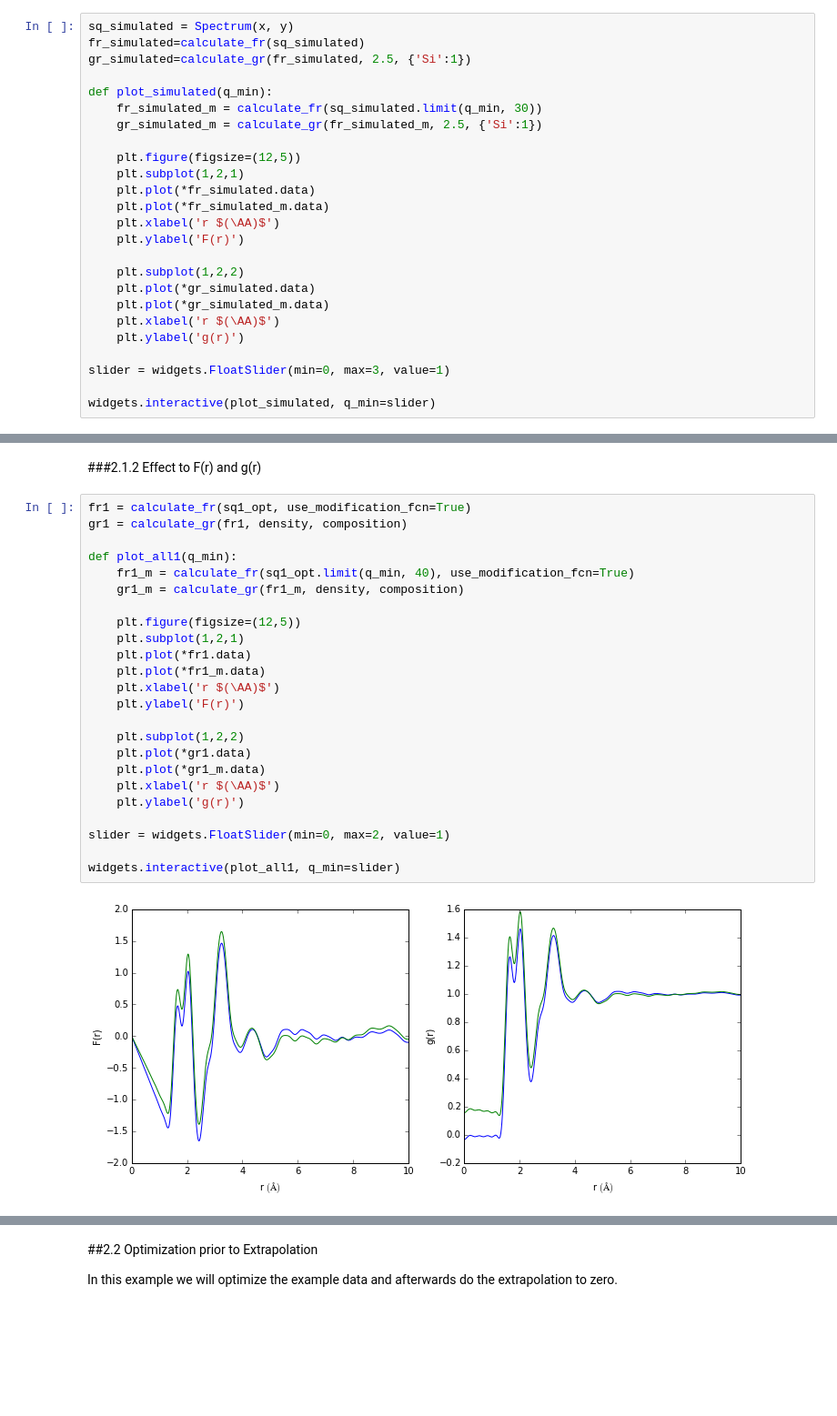
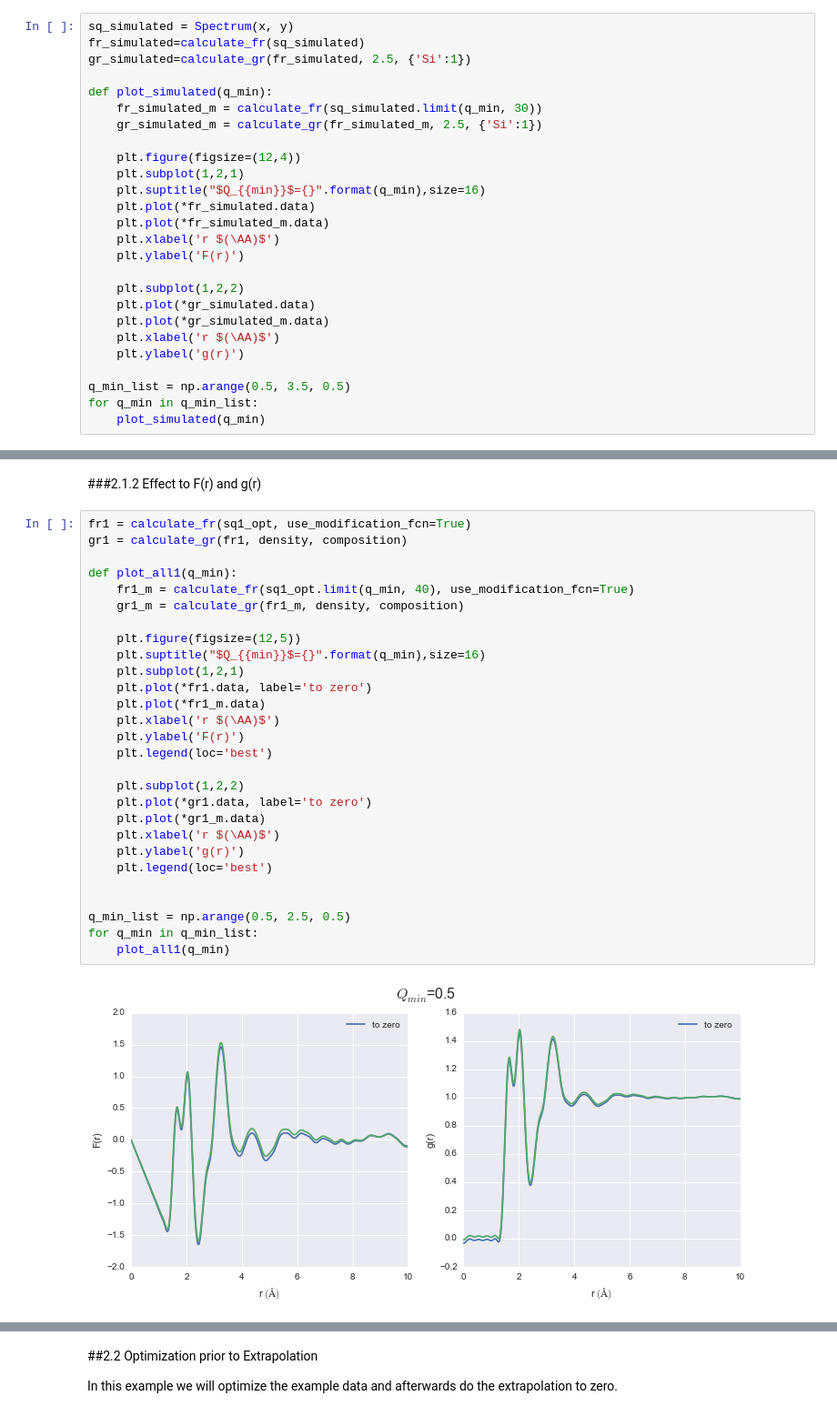
Before and after one commit to CPrescher/Glassure, a Jupyter notebook: glassure/notebooks/Effect of Q_min to g(r) and S(Q).ipynb, the cells around one changed output, grey strips where cells are left out. Shown at 91% size. Saved outputs shown, nothing was run; the diff lists cells and outputs as text; blank space fills up the shorter version.

```diff
--- a/glassure/notebooks/Effect of Q_min to g(r) and S(Q).ipynb
+++ b/glassure/notebooks/Effect of Q_min to g(r) and S(Q).ipynb
@@ -35,8 +40,9 @@ def plot_simulated(q_min):
     fr_simulated_m = calculate_fr(sq_simulated.limit(q_min, 30))
     gr_simulated_m = calculate_gr(fr_simulated_m, 2.5, {'Si':1})
 
-    plt.figure(figsize=(12,5))
+    plt.figure(figsize=(12,4))
     plt.subplot(1,2,1)
+    plt.suptitle("$Q_{{min}}$={}".format(q_min),size=16)
     plt.plot(*fr_simulated.data)
     plt.plot(*fr_simulated_m.data)
     plt.xlabel('r $(\AA)$')
@@ -48,7 +54,7 @@ def plot_simulated(q_min):
     plt.xlabel('r $(\AA)$')
     plt.ylabel('g(r)')
 
-slider = widgets.FloatSlider(min=0, max=3, value=1)
-
-widgets.interactive(plot_simulated, q_min=slider)
+q_min_list = np.arange(0.5, 3.5, 0.5)
+for q_min in q_min_list:
+    plot_simulated(q_min)
 # %% [output]
@@ -94,26 +104,30 @@ plt.ylim(0, 1.2)
 # %%
 fr1 = calculate_fr(sq1_opt, use_modification_fcn=True)
 gr1 = calculate_gr(fr1, density, composition)
 
 def plot_all1(q_min):
     fr1_m = calculate_fr(sq1_opt.limit(q_min, 40), use_modification_fcn=True)
     gr1_m = calculate_gr(fr1_m, density, composition)
 
     plt.figure(figsize=(12,5))
+    plt.suptitle("$Q_{{min}}$={}".format(q_min),size=16)
     plt.subplot(1,2,1)
-    plt.plot(*fr1.data)
+    plt.plot(*fr1.data, label='to zero')
     plt.plot(*fr1_m.data)
     plt.xlabel('r $(\AA)$')
     plt.ylabel('F(r)')
+    plt.legend(loc='best')
 
     plt.subplot(1,2,2)
-    plt.plot(*gr1.data)
+    plt.plot(*gr1.data, label='to zero')
     plt.plot(*gr1_m.data)
     plt.xlabel('r $(\AA)$')
     plt.ylabel('g(r)')
+    plt.legend(loc='best')
 
-slider = widgets.FloatSlider(min=0, max=2, value=1)
 
-widgets.interactive(plot_all1, q_min=slider)
+q_min_list = np.arange(0.5, 2.5, 0.5)
+for q_min in q_min_list:
+    plot_all1(q_min)
 # %% [output]
-[figure, old version]
+[figure, new version]
```
Also changed, not shown: parts of 22 cells of this notebook, 6 other files.
